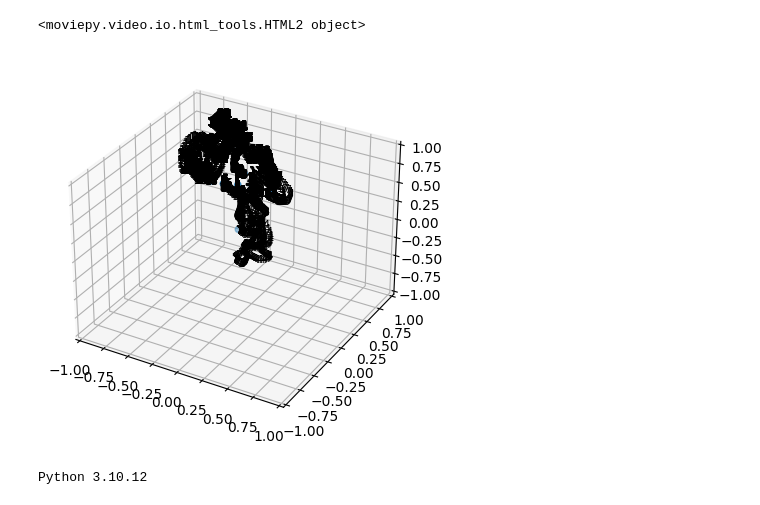
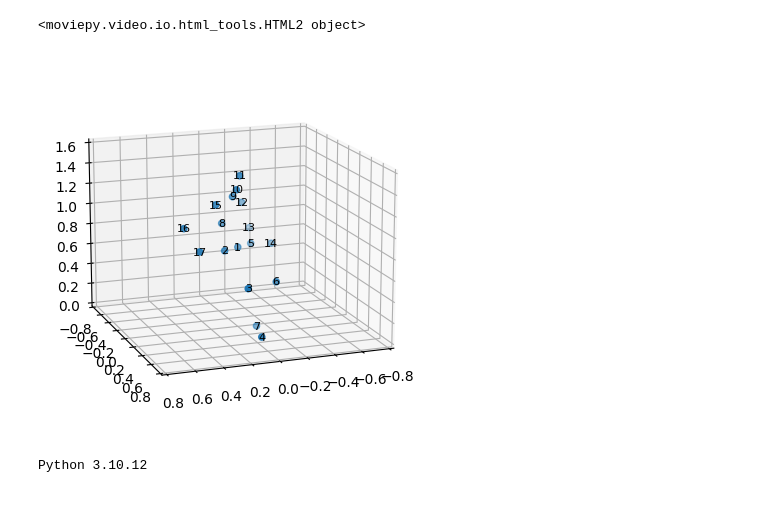
Before and after one commit to Sumisumisumith/Kickmotion-Evaluation-System, a Jupyter notebook: StridedTransformer.ipynb, the cells around one changed output. Cells and saved outputs as stored; diff of their text form; code cells hidden in the pictures.

```diff
--- a/StridedTransformer.ipynb
+++ b/StridedTransformer.ipynb
@@ -172,38 +172,43 @@ def read_3d_data(file, batch_size=17):
 data = read_3d_data(csv_filename)
 data = np.array(data) #tuple型から変換
 
 # プロットの準備
 fig = plt.figure()
 ax = fig.add_subplot(111, projection='3d')
+ax.view_init(elev=15., azim=70)
 
-ax.set_xlim([-1, 1])  # X軸の範囲を設定
-ax.set_ylim([-1, 1])  # Y軸の範囲を設定
-ax.set_zlim([-1, 1])  # Z軸の範囲を設定
+ax.set_xlim([-0.8, 0.8])  # X軸の範囲を設定
+ax.set_ylim([-0.8, 0.8])  # Y軸の範囲を設定
+ax.set_zlim([0, 1.6])  # Z軸の範囲を設定
 
 sc = ax.scatter([], [], [], marker='o')
 
 # フレーム更新用の関数
 def update(frame):
     sc._offsets3d = (data[frame][:, 0], data[frame][:, 1], data[frame][:, 2])
 
+
     # 凡例を追加
-    for i, (x, y, z) in enumerate(zip(data[frame][:, 0], data[frame][:, 1], data[frame][:, 2]), start=1):
+    for text in ax.texts: #前フレームの凡例を削除
+        text.set_visible(False)
+
+    for i, (x, y, z) in enumerate(zip(data[frame][:, 0], data[frame][:, 1], data[frame][:, 2]), start=1): #現フレームの凡例作成
         ax.text(x, y, z, str(i), fontsize=8, ha='center', va='center')
 
     return sc,
 
 # アニメーションの作成
 ani = animation.FuncAnimation(fig, update, frames=len(data), blit=False)
 
 # 動画ファイルの保存
 Writer = animation.writers['ffmpeg']
 writer = Writer(fps=30, metadata=dict(artist='Me'), bitrate=1800)
 ani.save('/content/output.mp4', writer=writer)
 
 # プロットの表示（任意）
 plt.show()
 # %% [output]
-[figure, old version]
+[figure, new version]
 # %%
 #フォルダの削除
 import shutil
```
Also changed, not shown: parts of 1 cell of this notebook.
